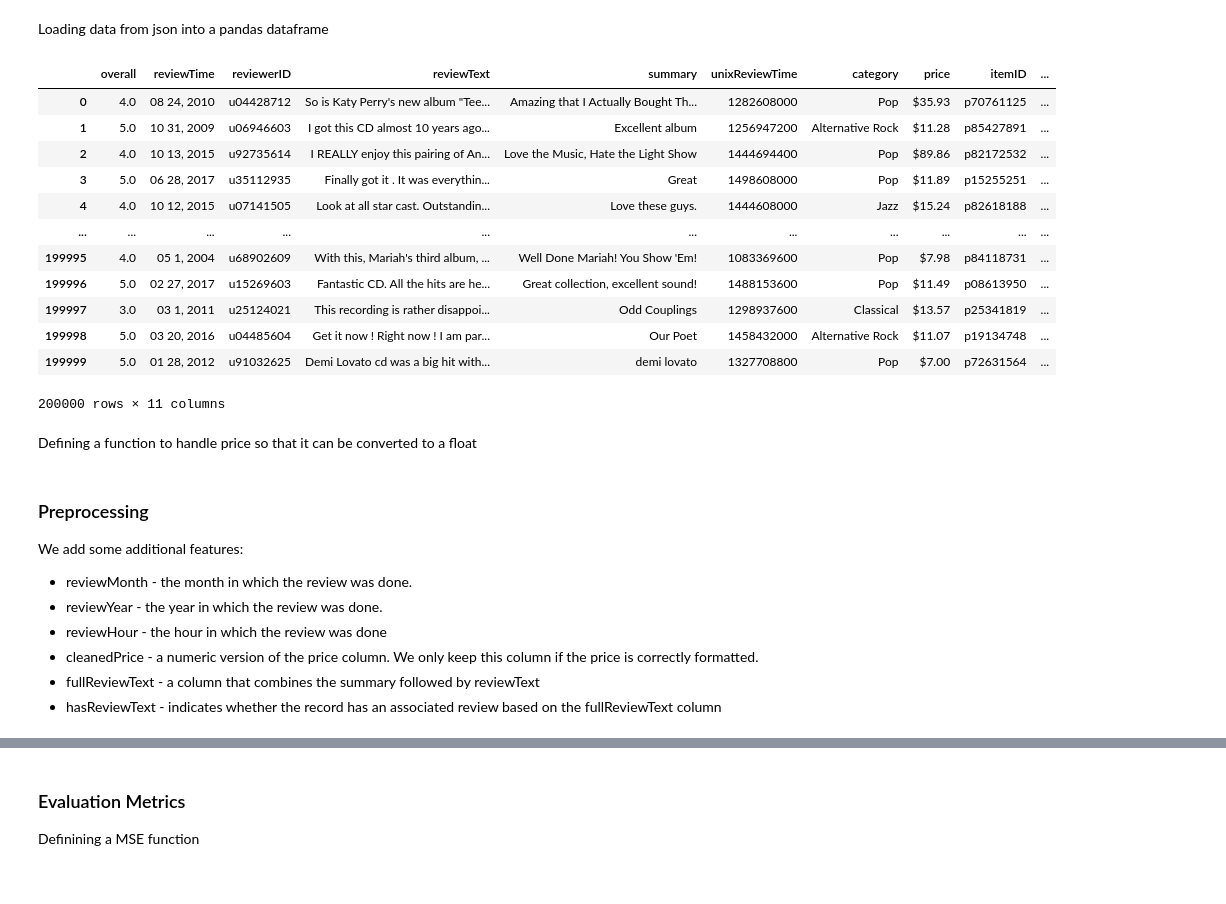
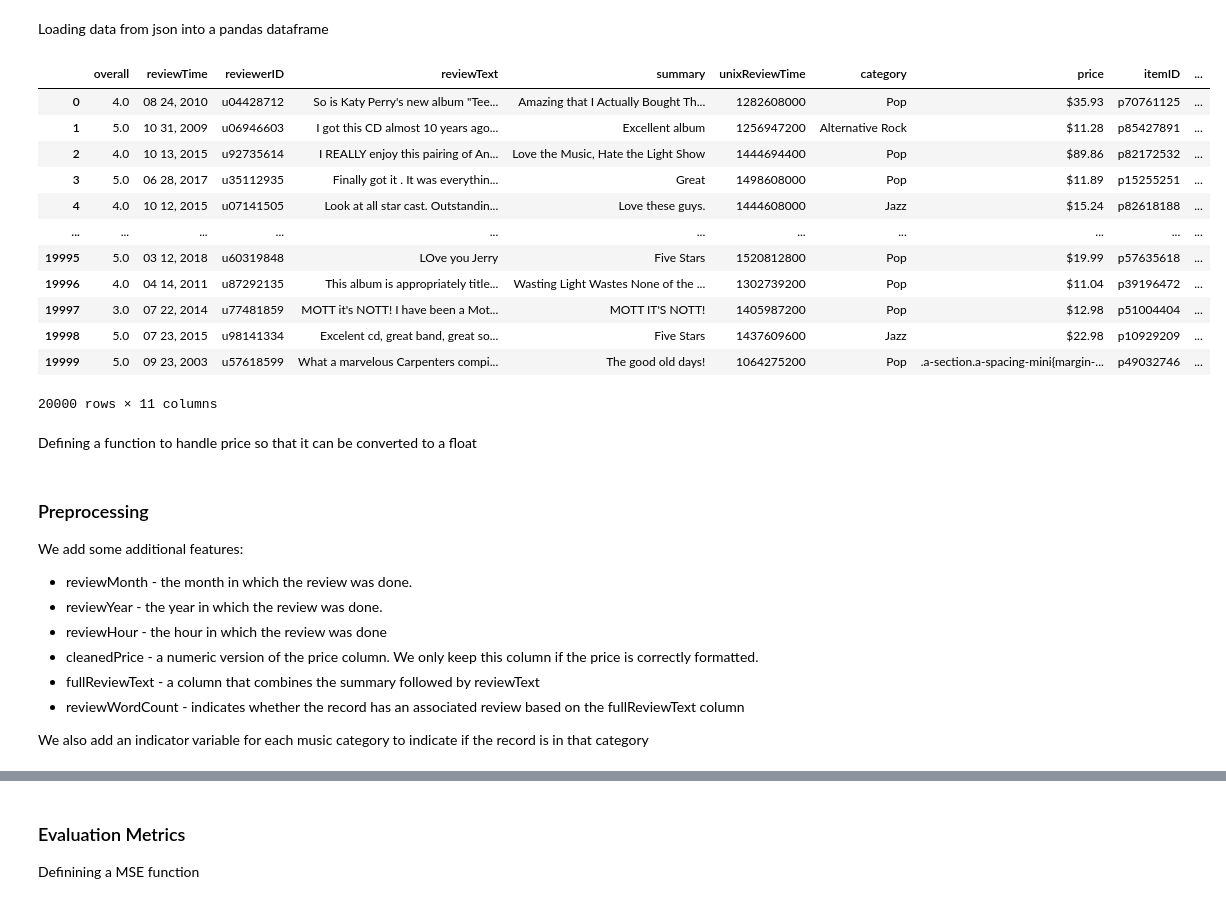
Before and after one commit to MattB17/AmazonRecommenderSystem, a Jupyter notebook: Modelling.ipynb, the cells around one changed output, grey strips where cells are left out. Drawn from its saved outputs; the diff is of its cells as text; code cells hidden in the pictures.

Commit message:
Looking at linear regression model and starting some text classification

```diff
--- a/Modelling.ipynb
+++ b/Modelling.ipynb
@@ -32,21 +32,22 @@ with open(os.path.join('data', 'train.json'), 'r') as train_file:
     data = [json.loads(row) for row in train_file]
 # %%
 data_df = pd.DataFrame(data)
+data_df = data_df[0:20000]
 data_df
 # %% [output]
 |  | overall | reviewTime | reviewerID | reviewText | summary | unixReviewTime | category | price | itemID | ... |
 | 0 | 4.0 | 08 24, 2010 | u04428712 | So is Katy Perry's new album "Tee... | Amazing that I Actually Bought Th... | 1282608000 | Pop | $35.93 | p70761125 | ... |
 | 1 | 5.0 | 10 31, 2009 | u06946603 | I got this CD almost 10 years ago... | Excellent album | 1256947200 | Alternative Rock | $11.28 | p85427891 | ... |
 | 2 | 4.0 | 10 13, 2015 | u92735614 | I REALLY enjoy this pairing of An... | Love the Music, Hate the Light Show | 1444694400 | Pop | $89.86 | p82172532 | ... |
 | 3 | 5.0 | 06 28, 2017 | u35112935 | Finally got it . It was everythin... | Great | 1498608000 | Pop | $11.89 | p15255251 | ... |
 | 4 | 4.0 | 10 12, 2015 | u07141505 | Look at all star cast. Outstandin... | Love these guys. | 1444608000 | Jazz | $15.24 | p82618188 | ... |
 | ... | ... | ... | ... | ... | ... | ... | ... | ... | ... | ... |
-| 199995 | 4.0 | 05 1, 2004 | u68902609 | With this, Mariah's third album, ... | Well Done Mariah! You Show 'Em! | 1083369600 | Pop | $7.98 | p84118731 | ... |
-| 199996 | 5.0 | 02 27, 2017 | u15269603 | Fantastic CD. All the hits are he... | Great collection, excellent sound! | 1488153600 | Pop | $11.49 | p08613950 | ... |
-| 199997 | 3.0 | 03 1, 2011 | u25124021 | This recording is rather disappoi... | Odd Couplings | 1298937600 | Classical | $13.57 | p25341819 | ... |
-| 199998 | 5.0 | 03 20, 2016 | u04485604 | Get it now ! Right now ! I am par... | Our Poet | 1458432000 | Alternative Rock | $11.07 | p19134748 | ... |
-| 199999 | 5.0 | 01 28, 2012 | u91032625 | Demi Lovato cd was a big hit with... | demi lovato | 1327708800 | Pop | $7.00 | p72631564 | ... |
+| 19995 | 5.0 | 03 12, 2018 | u60319848 | LOve you Jerry | Five Stars | 1520812800 | Pop | $19.99 | p57635618 | ... |
+| 19996 | 4.0 | 04 14, 2011 | u87292135 | This album is appropriately title... | Wasting Light Wastes None of the ... | 1302739200 | Pop | $11.04 | p39196472 | ... |
+| 19997 | 3.0 | 07 22, 2014 | u77481859 | MOTT it's NOTT! I have been a Mot... | MOTT IT'S NOTT! | 1405987200 | Pop | $12.98 | p51004404 | ... |
+| 19998 | 5.0 | 07 23, 2015 | u98141334 | Excelent cd, great band, great so... | Five Stars | 1437609600 | Jazz | $22.98 | p10929209 | ... |
+| 19999 | 5.0 | 09 23, 2003 | u57618599 | What a marvelous Carpenters compi... | The good old days! | 1064275200 | Pop | .a-section.a-spacing-mini{margin-... | p49032746 | ... |
-200000 rows × 11 columns
+20000 rows × 11 columns
 # %% [markdown]
 Defining a function to handle price so that it can be converted to a float
 # %%
@@ -82,7 +83,9 @@ We add some additional features:
 *  reviewHour - the hour in which the review was done
 *  cleanedPrice - a numeric version of the price column. We only keep this column if the price is correctly formatted.
 *  fullReviewText - a column that combines the summary followed by reviewText
-*  hasReviewText - indicates whether the record has an associated review based on the fullReviewText column
+*  reviewWordCount - indicates whether the record has an associated review based on the fullReviewText column
+
+We also add an indicator variable for each music category to indicate if the record is in that category
 # %%
 from datetime import datetime
 
```
Also changed, not shown: parts of 27 cells of this notebook.
